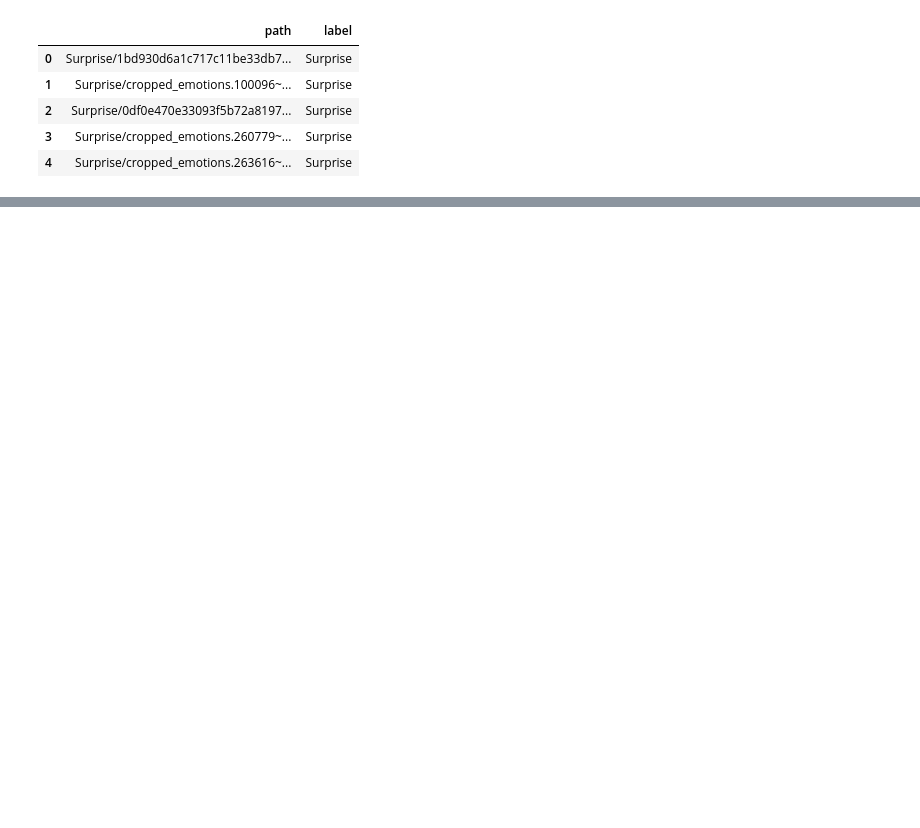
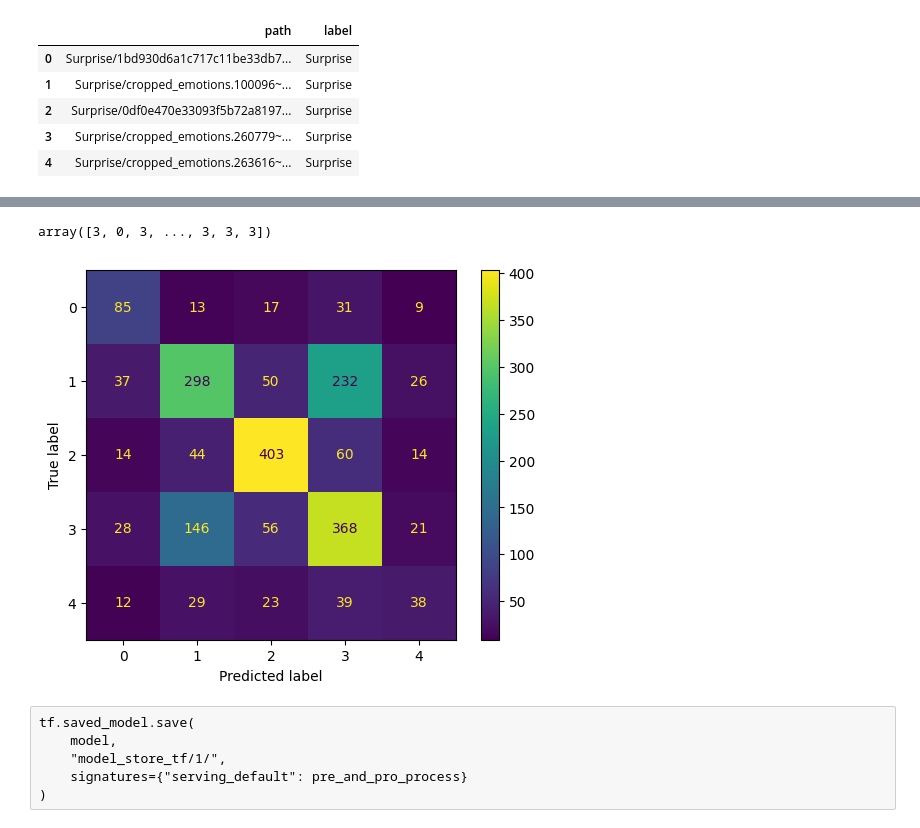
Before and after one commit to JazzV2/Bachelor, a Jupyter notebook: Tensorflow.ipynb, the cells around one changed output, grey strips where cells are left out. Cells and saved outputs as stored; diff of their text form; code cells hidden in the pictures; blank space fills up the shorter version.

```diff
--- a/Tensorflow.ipynb
+++ b/Tensorflow.ipynb
@@ -211,0 +216,2 @@ model.evaluate(X_test, y_test)
+# %%
+y_pred = np.exp(model.predict(X_test))
@@ -211,0 +236,12 @@ model.evaluate(X_test, y_test)
+# %%
+y_pred_max = np.argmax(y_pred, axis=1)
+# %%
+y_pred_max
+# %% [output]
+array([3, 0, 3, ..., 3, 3, 3])
+# %%
+matrix = confusion_matrix(y_test, y_pred_max)
+ConfusionMatrixDisplay(matrix).plot()
+plt.show()
+# %% [output]
+[figure, added]
@@ -211,0 +268,6 @@ model.evaluate(X_test, y_test)
+# %% [raw]
+tf.saved_model.save(
+    model,
+    "model_store_tf/1/",
+    signatures={"serving_default": pre_and_pro_process}
+)
```
Also changed, not shown: parts of 32 cells of this notebook.
